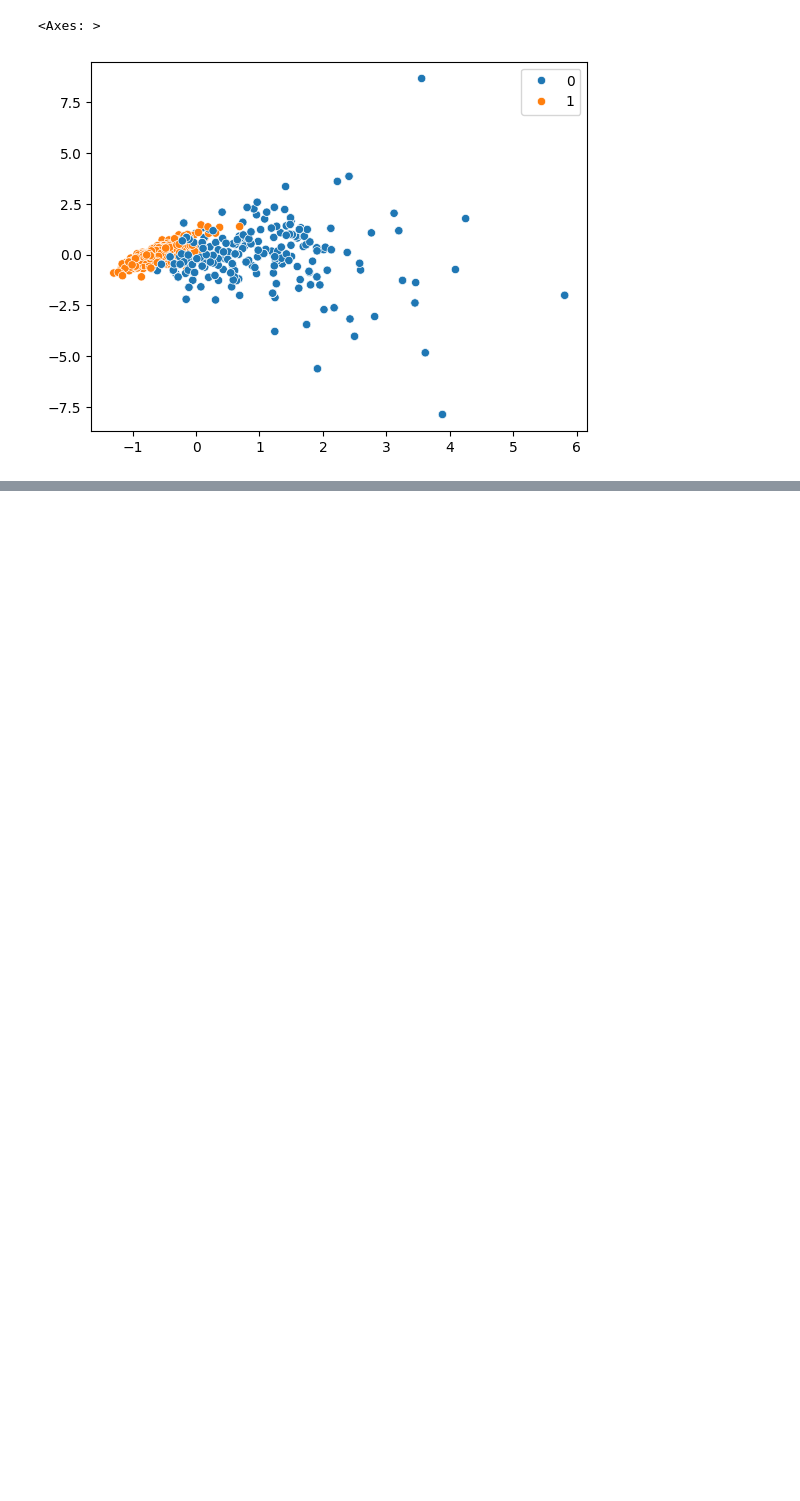
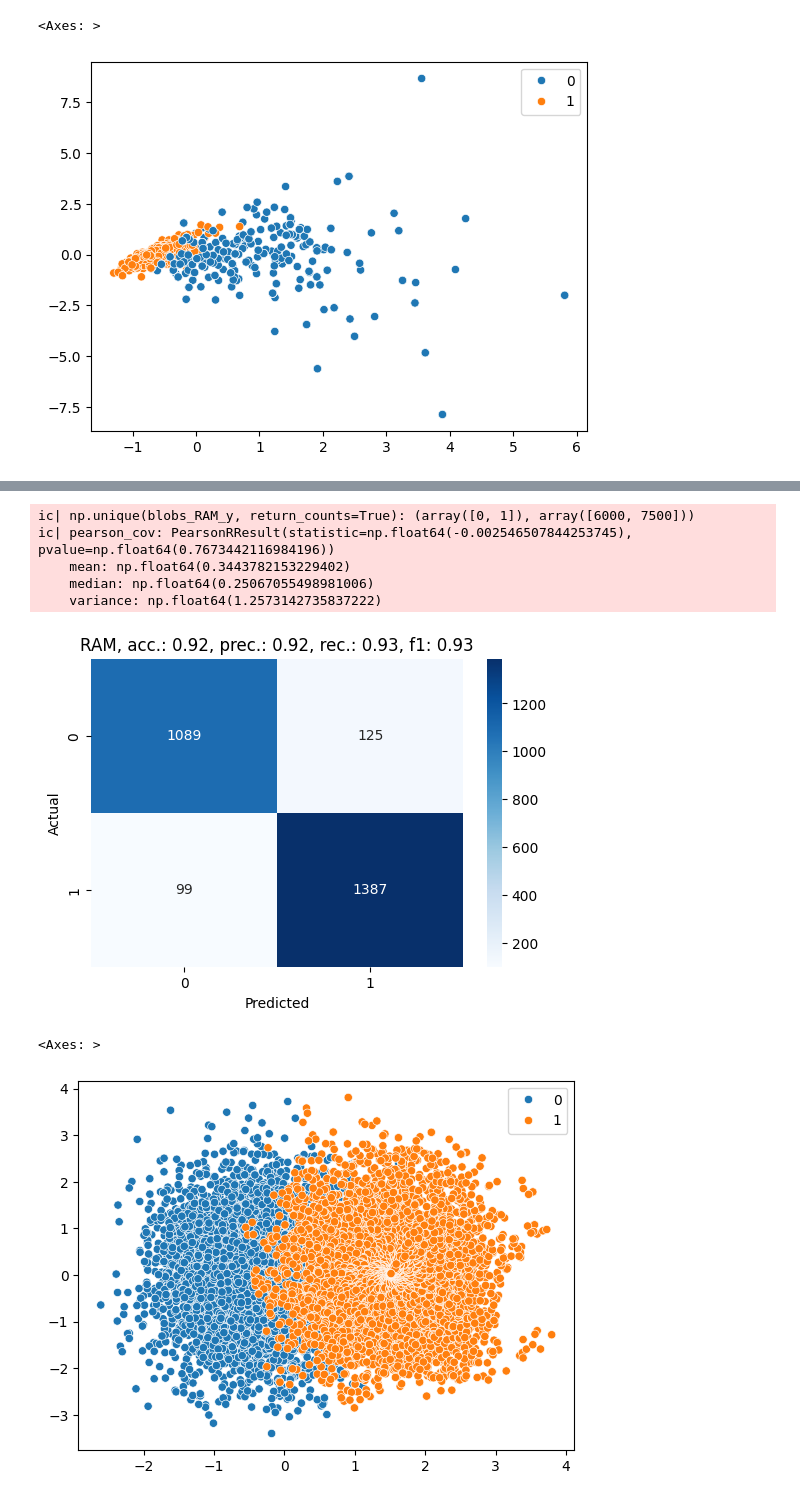
Before and after one commit to Jaromek/radialAngleAugmentation, a Jupyter notebook: wykresy/metodyNumeryczneSprawdzenia.ipynb, the cells around one changed output, grey strips where cells are left out. Drawn from its saved outputs; the diff is of its cells as text; code cells hidden in the pictures; blank space fills up the shorter version.

```diff
--- a/wykresy/metodyNumeryczneSprawdzenia.ipynb
+++ b/wykresy/metodyNumeryczneSprawdzenia.ipynb
@@ -370,0 +347,15 @@ train_and_evaluate_models(cancer_ROS_x, cancer_ROS_y, 'ROS')
+# %%
+blobs_RAM_x, blobs_RAM_y = radiousAngleMethod(x_blobs, y_blobs, 7)
+ic(np.unique(blobs_RAM_y, return_counts=True))
+dataResults(blobs_RAM_x)
+train_and_evaluate_models(blobs_RAM_x, blobs_RAM_y, 'RAM')
+sns.scatterplot(x=blobs_RAM_x[:, 0], y=blobs_RAM_x[:, 1], hue=blobs_RAM_y)
+# %% [output]
+ic| np.unique(blobs_RAM_y, return_counts=True): (array([0, 1]), array([6000, 7500]))
+ic| pearson_cov: PearsonRResult(statistic=np.float64(-0.002546507844253745), pvalue=np.float64(0.7673442116984196))
+    mean: np.float64(0.3443782153229402)
+    median: np.float64(0.25067055498981006)
+    variance: np.float64(1.2573142735837222)
+[figure, added]
+<Axes: >
+[figure, added]
```
Also changed, not shown: parts of 19 cells of this notebook, 5 other files.
